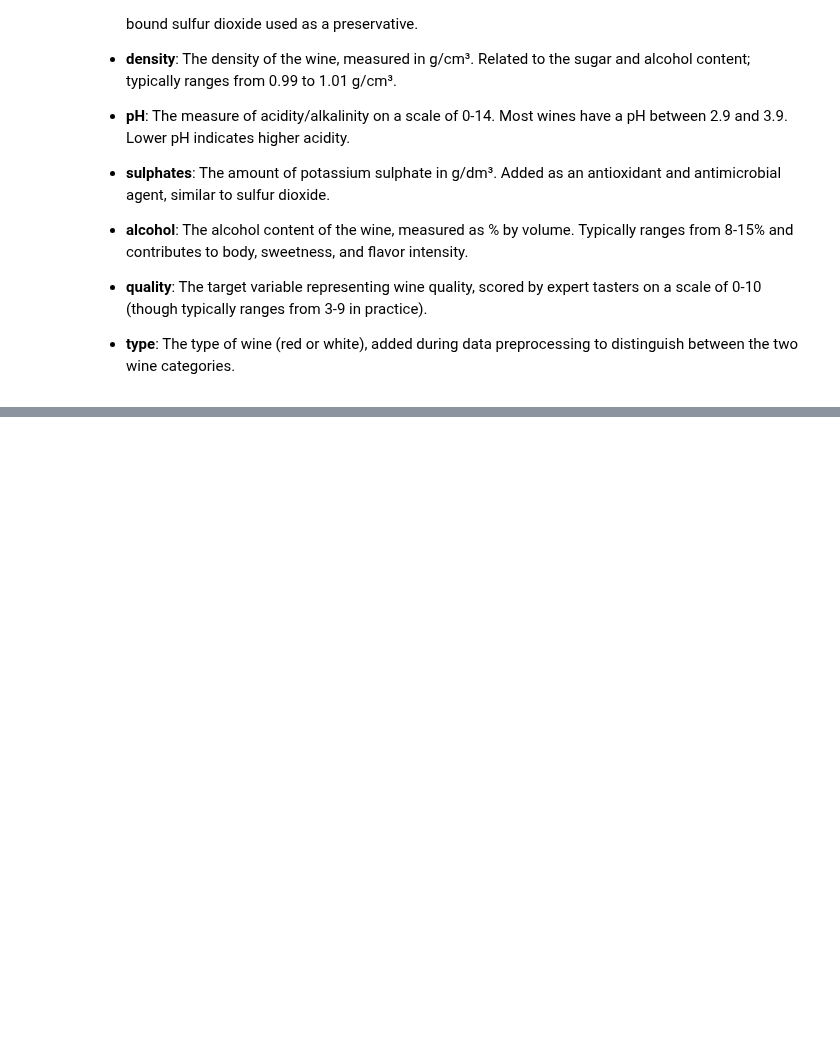
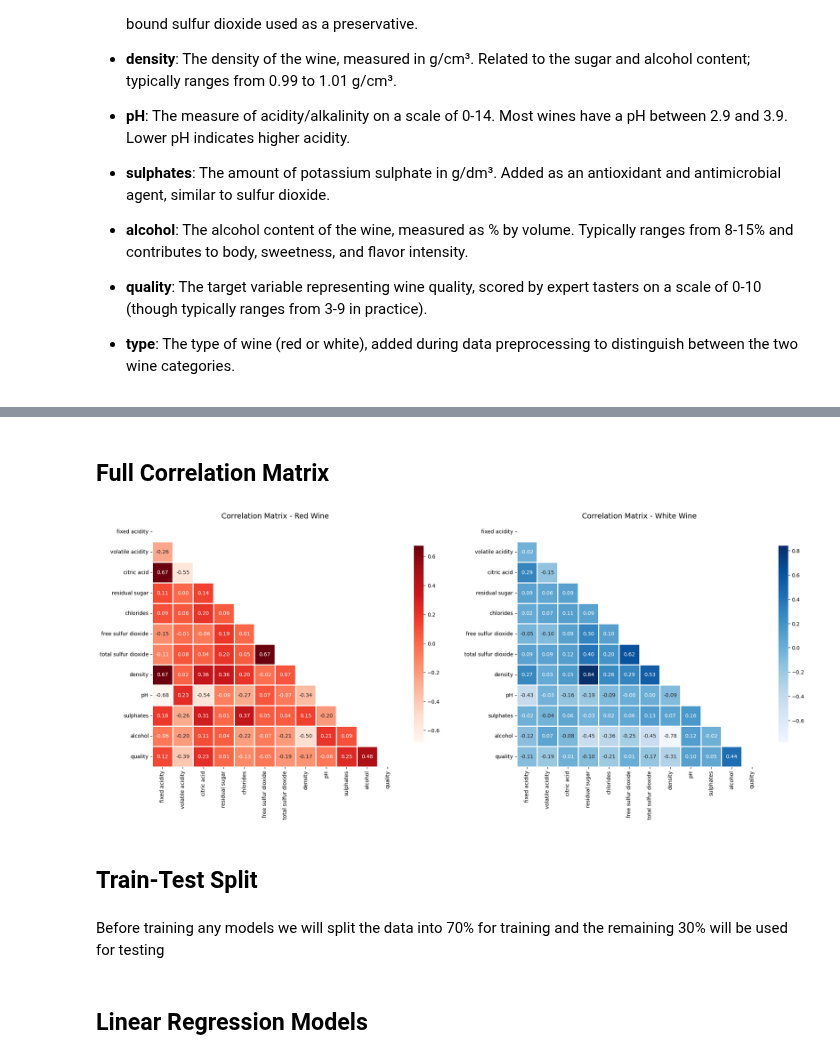
Before and after one commit to DinteN098/GSU_homework, a Jupyter notebook: CSC 4780 Final Project/grape_and_feet.ipynb, the cells around one changed output, grey strips where cells are left out. Saved outputs shown, nothing was run; the diff lists cells and outputs as text; code cells hidden in the pictures; blank space fills up the shorter version.

Commit message:
add in additional steps for EDA and results for model's output

```diff
--- a/CSC 4780 Final Project/grape_and_feet.ipynb
+++ b/CSC 4780 Final Project/grape_and_feet.ipynb
@@ -300,0 +181,28 @@ plt.show()
+# %% [markdown]
+## Full Correlation Matrix
+# %%
+# Full correlation matrix heatmap for red wine
+fig, axes = plt.subplots(1, 2, figsize=(20, 8))
+
+# Red wine correlation matrix
+corr_red = red.corr()
+mask_red = np.triu(np.ones_like(corr_red, dtype=bool))
+sns.heatmap(corr_red, mask=mask_red, annot=True, fmt='.2f', cmap='Reds',
+            center=0, square=True, linewidths=1, cbar_kws={"shrink": 0.8}, ax=axes[0])
+axes[0].set_title('Correlation Matrix - Red Wine', fontsize=14)
+
+# White wine correlation matrix
+corr_white = white.corr()
+mask_white = np.triu(np.ones_like(corr_white, dtype=bool))
+sns.heatmap(corr_white, mask=mask_white, annot=True, fmt='.2f', cmap='Blues',
+            center=0, square=True, linewidths=1, cbar_kws={"shrink": 0.8}, ax=axes[1])
+axes[1].set_title('Correlation Matrix - White Wine', fontsize=14)
+
+plt.tight_layout()
+plt.show()
+# %% [output]
+[figure, added]
+# %% [markdown]
+## Train-Test Split
+# %% [markdown]
+Before training any models we will split the data into 70% for training and the remaining 30% will be used for testing
@@ -300,0 +227,2 @@ plt.show()
+# %% [markdown]
+## Linear Regression Models
```
Also changed, not shown: parts of 49 cells of this notebook, 5 other files.
